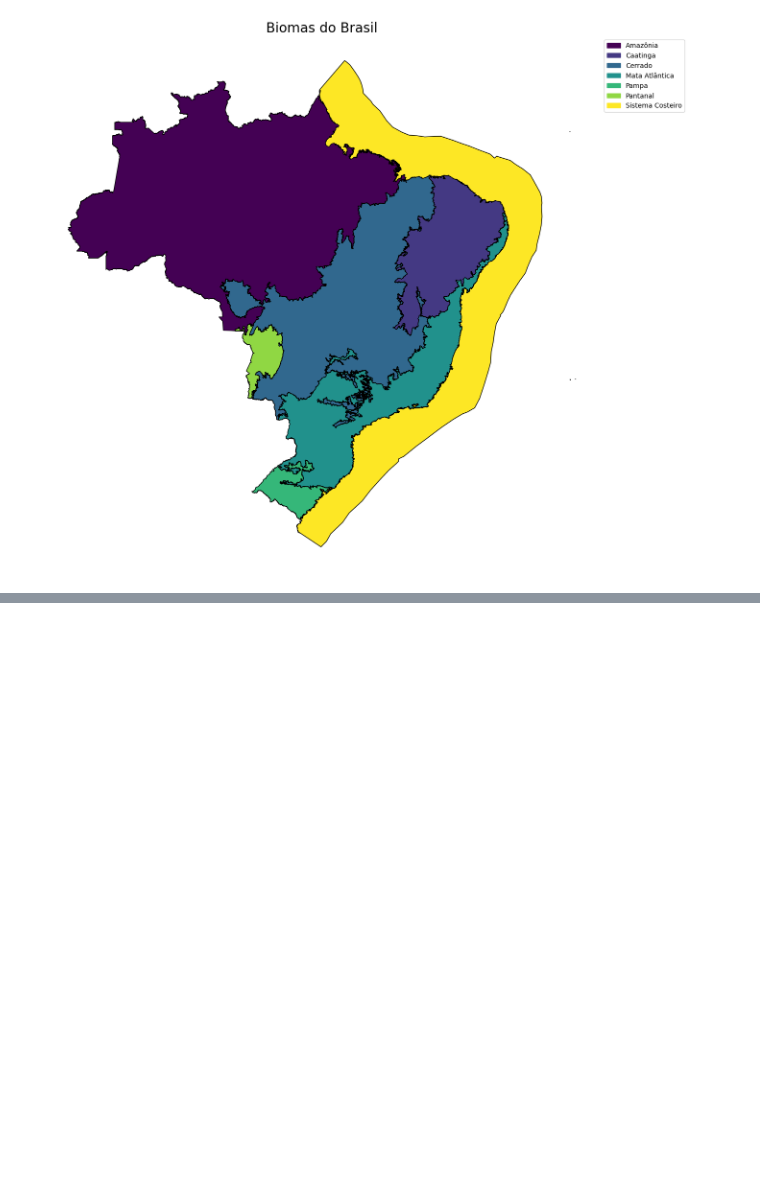
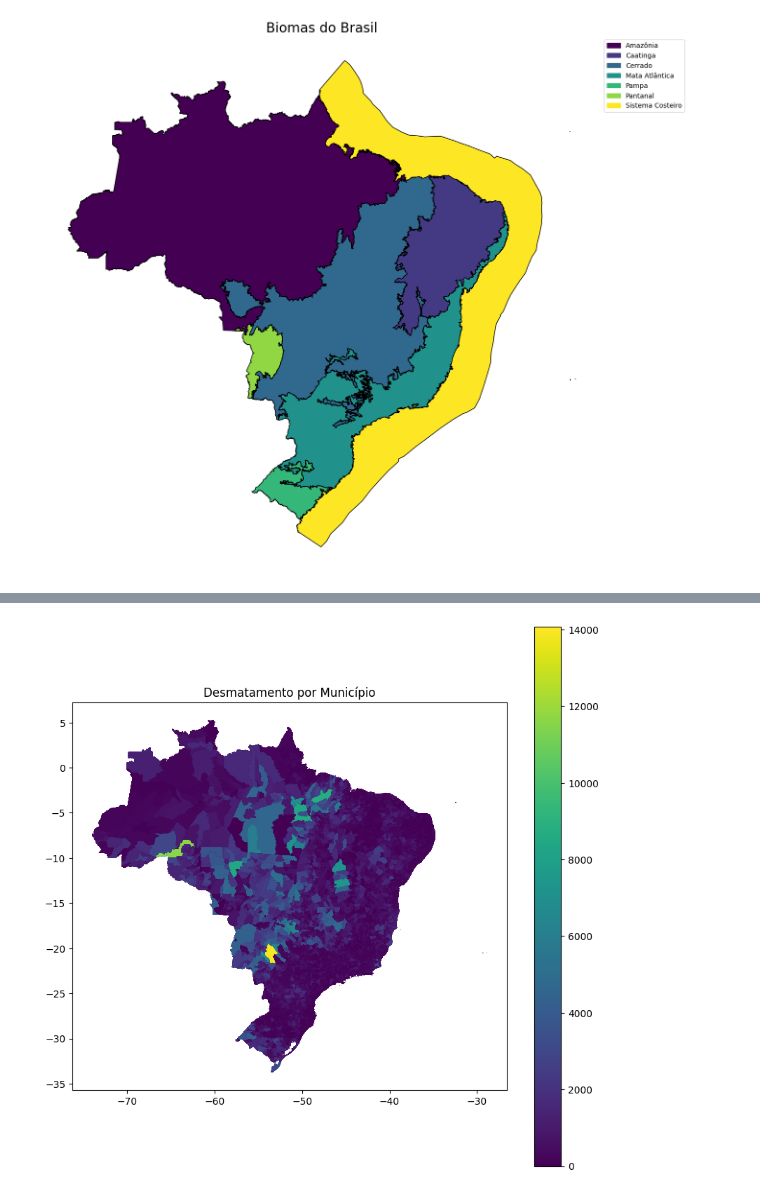
Before and after one commit to aldemaas/dados_desmatamento, a Jupyter notebook: relatorio.ipynb, the cells around one changed output, grey strips where cells are left out. Cells and saved outputs as stored; diff of their text form; code cells hidden in the pictures; blank space fills up the shorter version.

```diff
--- a/relatorio.ipynb
+++ b/relatorio.ipynb
@@ -69,0 +72,19 @@ plt.show()
+# %%
+
+# Carrega dados geográficos de todos os municípios
+geo_municipios = geo.read_municipality(year=2019, code_muni='all')
+
+# Garantir que o código do município esteja no mesmo formato
+geo_municipios['code_muni'] = geo_municipios['code_muni'].astype(int)
+desmatamento['id_municipio'] = desmatamento['id_municipio'].astype(int)
+
+# Combinar os dataframes
+combined_data = pd.merge(geo_municipios, desmatamento, how='left', left_on='code_muni', right_on='id_municipio')
+# %%
+
+fig, ax = plt.subplots(1, 1, figsize=(10, 10))
+combined_data.plot(column='desmatado', ax=ax, legend=True)
+plt.title('Desmatamento por Município')
+plt.show()
+# %% [output]
+[figure, added]
```
Also changed, not shown: parts of 5 cells of this notebook.
